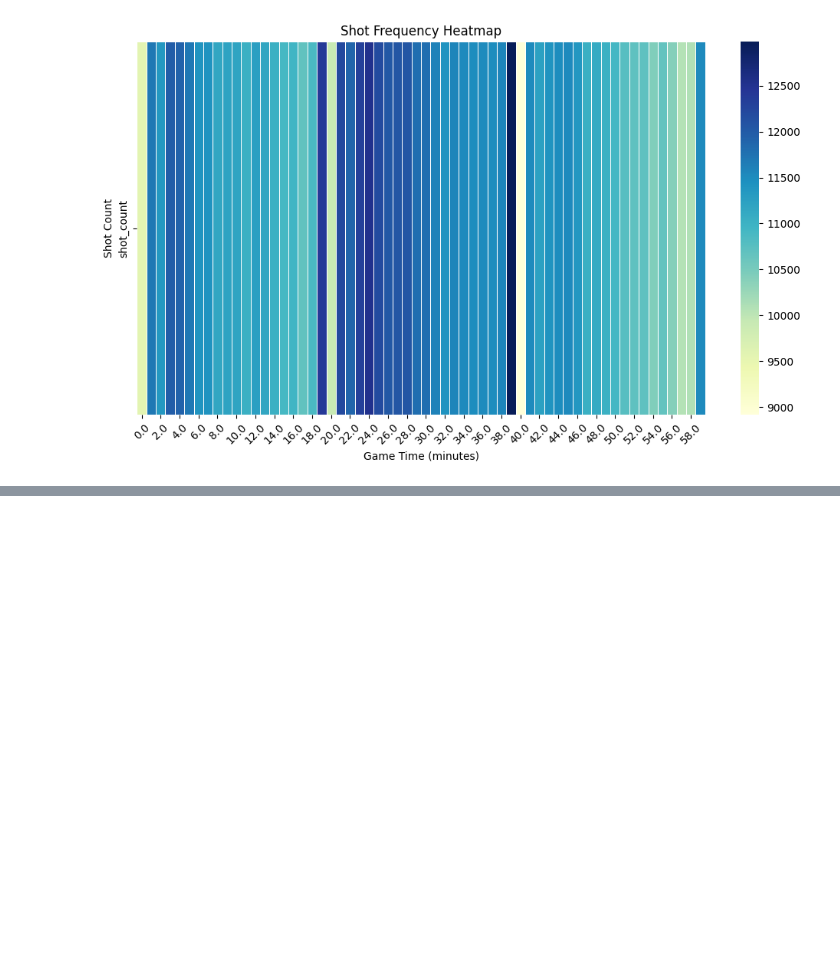
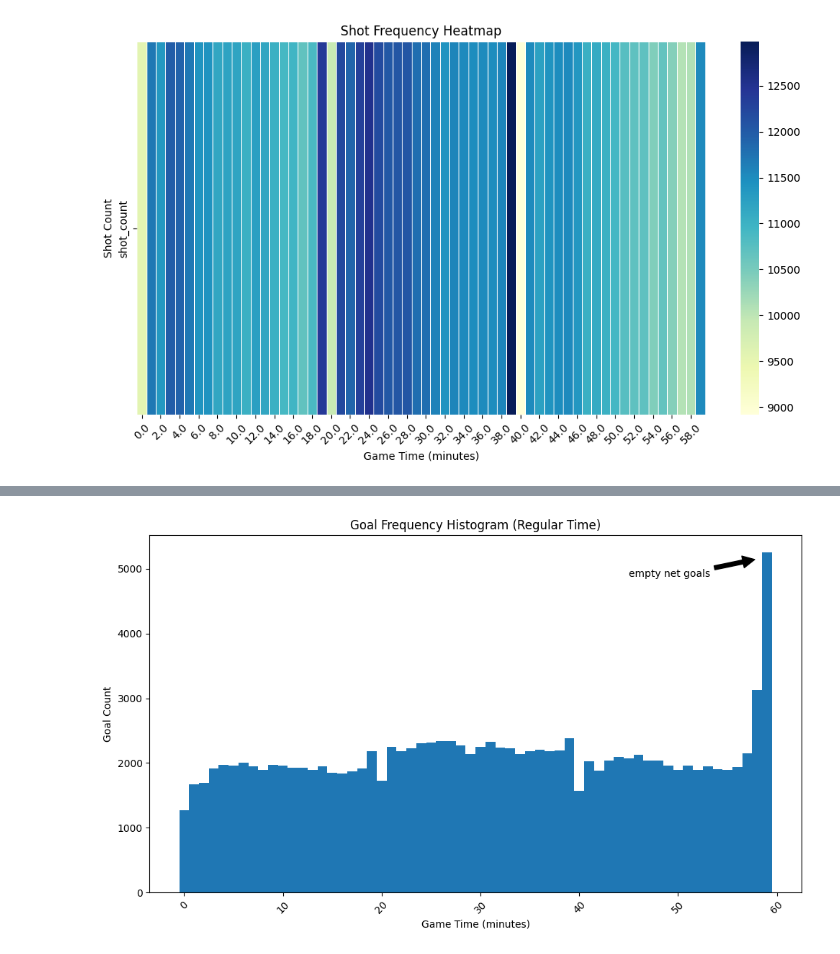
Before and after one commit to mattzirp/pucks_to_the_net, a Jupyter notebook: notebooks/baseline_analysis.ipynb, the cells around one changed output, grey strips where cells are left out. Drawn from its saved outputs; the diff is of its cells as text; code cells hidden in the pictures; blank space fills up the shorter version.

```diff
--- a/notebooks/baseline_analysis.ipynb
+++ b/notebooks/baseline_analysis.ipynb
@@ -186,0 +203,13 @@ plt.show()
+# %%
+# Histogram of shot count frequency by game time elapsed
+fig, ax = plt.subplots(figsize=(10,6))
+ax.bar(goal_counts['time_bin_minutes'], goal_counts['goal_count'], width=bin_size/60)  # Use bin_size to determine bar width
+ax.annotate("empty net goals", xy=(58, 5150), xytext=(45, 5000), va="top", ha="left", arrowprops=dict(facecolor='black', shrink=0.05))
+plt.xlabel("Game Time (minutes)")
+plt.ylabel("Goal Count")
+plt.title("Goal Frequency Histogram (Regular Time)")
+plt.xticks(rotation=45)  # Rotate x-axis labels if needed
+plt.tight_layout()
+plt.show()
+# %% [output]
+[figure, added]
```
Also changed, not shown: parts of 3 cells of this notebook, 2 other files.
